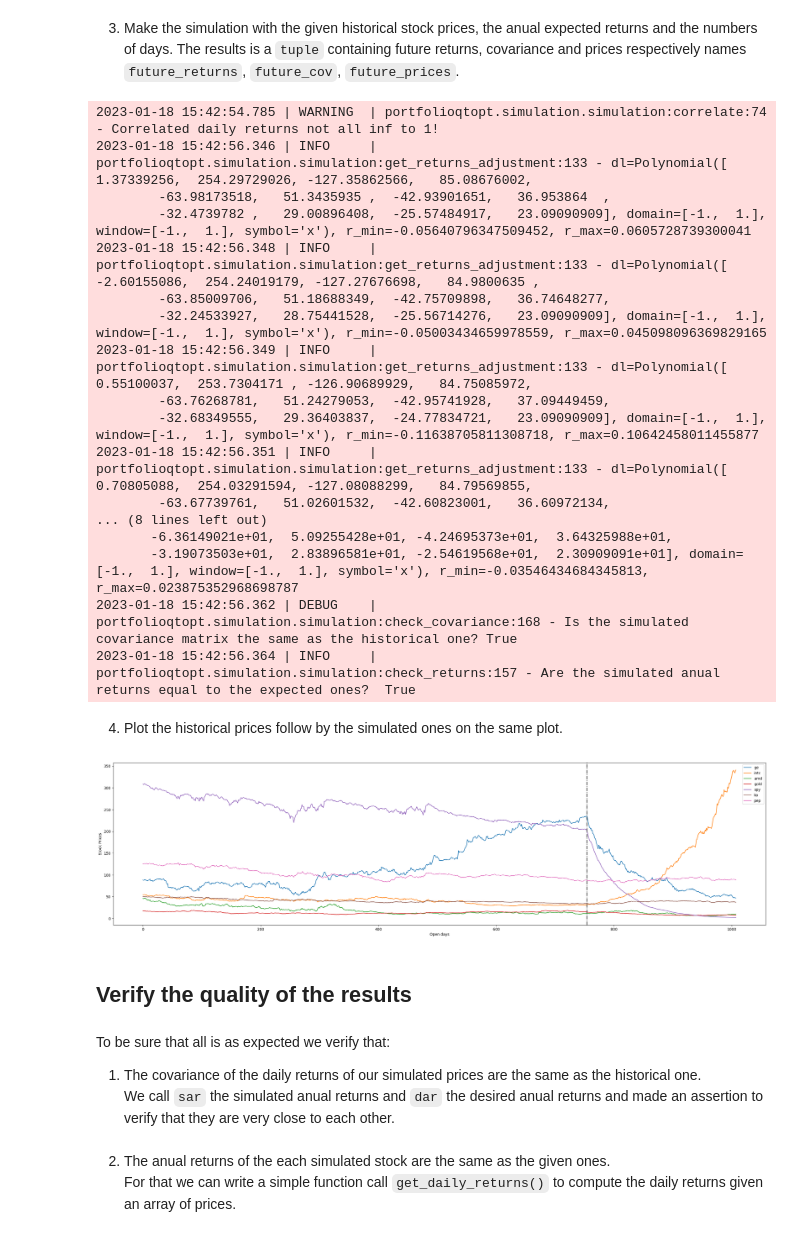
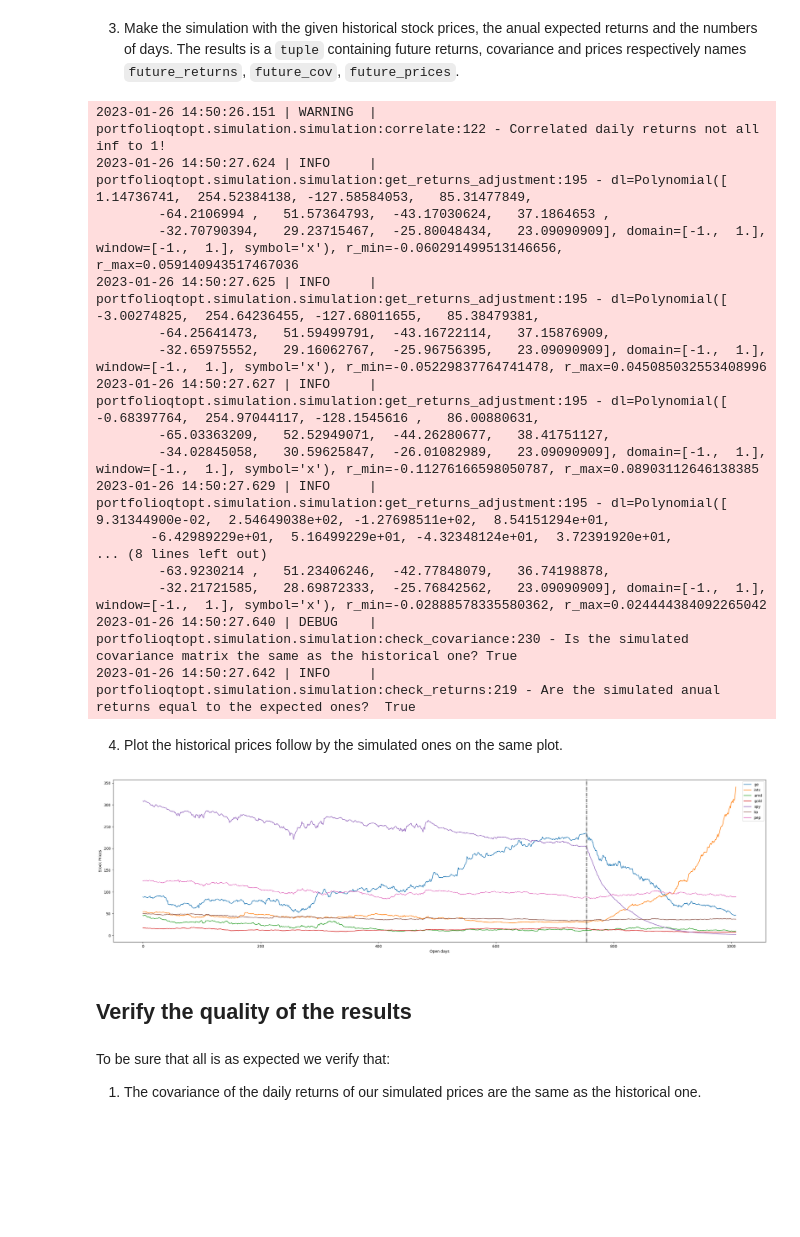
Before and after one commit to GuiGel/PortfolioQtOpt, a Jupyter notebook: docs/source/simulation/example_1.ipynb, the cells around one changed output. Cells and saved outputs as stored; diff of their text form; code cells hidden in the pictures; blank space fills up the shorter version.

```diff
--- a/docs/source/simulation/example_1.ipynb
+++ b/docs/source/simulation/example_1.ipynb
@@ -36,65 +36,62 @@ spn = 254
 # %% [markdown]
 1. Check that ``df_prices`` contains prices using the ``Stocks`` object.
 # %%
-from portfolioqtopt.simulation.stocks import Stocks
+from portfolioqtopt.assets import Assets
 from portfolioqtopt.simulation.simulation import Simulation
 
-stocks_history = Stocks(df=df_prices)
+stocks_history = Assets(df=df_prices)
 # %% [markdown]
 2. Create the ``simulation`` instance of the ``Simulation`` class.
 # %%
-simulation = Simulation(stocks_history, er=ear, m=spn)
+simulation = Simulation(stocks_history, er=ear, ns=spn)
 # %% [markdown]
 3. Make the simulation with the given historical stock prices, the anual expected returns and the numbers of days. The results is a ``tuple`` containing future returns, covariance and prices respectively names ``future_returns``, ``future_cov``, ``future_prices``.
 # %%
-future_returns, future_cov, future_prices = simulation(order=12)
+future_prices = simulation(order=12)
 # %% [output]
-2023-01-18 15:42:54.785 | WARNING  | portfolioqtopt.simulation.simulation:correlate:74 - Correlated daily returns not all inf to 1!
-2023-01-18 15:42:56.346 | INFO     | portfolioqtopt.simulation.simulation:get_returns_adjustment:133 - dl=Polynomial([   1.37339256,  254.29729026, -127.35862566,   85.08676002,
-        -63.98173518,   51.3435935 ,  -42.93901651,   36.953864  ,
-        -32.4739782 ,   29.00896408,  -25.57484917,   23.09090909], domain=[-1.,  1.], window=[-1.,  1.], symbol='x'), r_min=-0.05640796347509452, r_max=0.0605728739300041
-2023-01-18 15:42:56.348 | INFO     | portfolioqtopt.simulation.simulation:get_returns_adjustment:133 - dl=Polynomial([  -2.60155086,  254.24019179, -127.27676698,   84.9800635 ,
-        -63.85009706,   51.18688349,  -42.75709898,   36.74648277,
-        -32.24533927,   28.75441528,  -25.56714276,   23.09090909], domain=[-1.,  1.], window=[-1.,  1.], symbol='x'), r_min=-0.05003434659978559, r_max=0.045098096369829165
-2023-01-18 15:42:56.349 | INFO     | portfolioqtopt.simulation.simulation:get_returns_adjustment:133 - dl=Polynomial([   0.55100037,  253.7304171 , -126.90689929,   84.75085972,
-        -63.76268781,   51.24279053,  -42.95741928,   37.09449459,
-        -32.68349555,   29.36403837,  -24.77834721,   23.09090909], domain=[-1.,  1.], window=[-1.,  1.], symbol='x'), r_min=-0.11638705811308718, r_max=0.10642458011455877
-2023-01-18 15:42:56.351 | INFO     | portfolioqtopt.simulation.simulation:get_returns_adjustment:133 - dl=Polynomial([   0.70805088,  254.03291594, -127.08088299,   84.79569855,
-        -63.67739761,   51.02601532,  -42.60823001,   36.60972134,
+2023-01-26 14:50:26.151 | WARNING  | portfolioqtopt.simulation.simulation:correlate:122 - Correlated daily returns not all inf to 1!
+2023-01-26 14:50:27.624 | INFO     | portfolioqtopt.simulation.simulation:get_returns_adjustment:195 - dl=Polynomial([   1.14736741,  254.52384138, -127.58584053,   85.31477849,
+        -64.2106994 ,   51.57364793,  -43.17030624,   37.1864653 ,
+        -32.70790394,   29.23715467,  -25.80048434,   23.09090909], domain=[-1.,  1.], window=[-1.,  1.], symbol='x'), r_min=-0.060291499513146656, r_max=0.059140943517467036
+2023-01-26 14:50:27.625 | INFO     | portfolioqtopt.simulation.simulation:get_returns_adjustment:195 - dl=Polynomial([  -3.00274825,  254.64236455, -127.68011655,   85.38479381,
+        -64.25641473,   51.59499791,  -43.16722114,   37.15876909,
+        -32.65975552,   29.16062767,  -25.96756395,   23.09090909], domain=[-1.,  1.], window=[-1.,  1.], symbol='x'), r_min=-0.05229837764741478, r_max=0.045085032553408996
+2023-01-26 14:50:27.627 | INFO     | portfolioqtopt.simulation.simulation:get_returns_adjustment:195 - dl=Polynomial([  -0.68397764,  254.97044117, -128.1545616 ,   86.00880631,
+        -65.03363209,   52.52949071,  -44.26280677,   38.41751127,
+        -34.02845058,   30.59625847,  -26.01082989,   23.09090909], domain=[-1.,  1.], window=[-1.,  1.], symbol='x'), r_min=-0.11276166598050787, r_max=0.08903112646138385
+2023-01-26 14:50:27.629 | INFO     | portfolioqtopt.simulation.simulation:get_returns_adjustment:195 - dl=Polynomial([ 9.31344900e-02,  2.54649038e+02, -1.27698511e+02,  8.54151294e+01,
+       -6.42989229e+01,  5.16499229e+01, -4.32348124e+01,  3.72391920e+01,
 ... (8 lines left out)
-       -6.36149021e+01,  5.09255428e+01, -4.24695373e+01,  3.64325988e+01,
-       -3.19073503e+01,  2.83896581e+01, -2.54619568e+01,  2.30909091e+01], domain=[-1.,  1.], window=[-1.,  1.], symbol='x'), r_min=-0.03546434684345813, r_max=0.023875352968698787
-2023-01-18 15:42:56.362 | DEBUG    | portfolioqtopt.simulation.simulation:check_covariance:168 - Is the simulated covariance matrix the same as the historical one? True
-2023-01-18 15:42:56.364 | INFO     | portfolioqtopt.simulation.simulation:check_returns:157 - Are the simulated anual returns equal to the expected ones?  True
+        -63.9230214 ,   51.23406246,  -42.77848079,   36.74198878,
+        -32.21721585,   28.69872333,  -25.76842562,   23.09090909], domain=[-1.,  1.], window=[-1.,  1.], symbol='x'), r_min=-0.02888578335580362, r_max=0.024444384092265042
+2023-01-26 14:50:27.640 | DEBUG    | portfolioqtopt.simulation.simulation:check_covariance:230 - Is the simulated covariance matrix the same as the historical one? True
+2023-01-26 14:50:27.642 | INFO     | portfolioqtopt.simulation.simulation:check_returns:219 - Are the simulated anual returns equal to the expected ones?  True
 # %% [markdown]
 4. Plot the historical prices follow by the simulated ones on the same plot.
 # %%
 import numpy as np
 import matplotlib.pyplot as plt
 
-n = stocks_history.df.to_numpy().shape[0]  # Number of days in the history.
-m = future_prices.shape[1]  # Number of predicted days
+nh = stocks_history.n  # Number of days in the history.
+nf = future_prices.n  # Number of predicted days
 
 # legend
 stocks_names = stocks_history.df.columns
 k = len(stocks_names)  # Number of stocks
 
-prices = np.vstack(
-    (stocks_history.prices.T, future_prices[:, 1:].T)
-)  # shape (n + m, k)
+prices = np.vstack((stocks_history.prices, future_prices.prices))  # shape (nh + nf, k)
 
 fig, ax = plt.subplots(figsize=(32, 8))
 ax.plot(prices, label=stocks_names)
-ax.axvline(x=n, ymin=0, ymax=1, c="black", linestyle="-.")
+ax.axvline(x=nh, ymin=0, ymax=1, c="black", linestyle="-.")
 ax.set_xlabel("Open days")
 ax.set_ylabel("Stock Prices")
 ax.legend();
 # %% [output]
-[figure, old version]
+[figure, new version]
 # %% [markdown]
 ## Verify the quality of the results
 # %% [markdown]
 To be sure that all is as expected we verify that:
 
 1. The covariance of the daily returns of our simulated prices are the same as the historical one.
-   We call ``sar`` the simulated anual returns and ``dar`` the desired anual returns and made an assertion to verify that they are very close to each other.
@@ -105,3 +97,0 @@ assert np.allclose(sar, dar)
-# %% [markdown]
-2. The anual returns of the each simulated stock are the same as the given ones.
-   For that we can write a simple function call ``get_daily_returns()`` to compute the daily returns given an array of prices.
```
Also changed, not shown: parts of 9 cells of this notebook, 1 other file.
